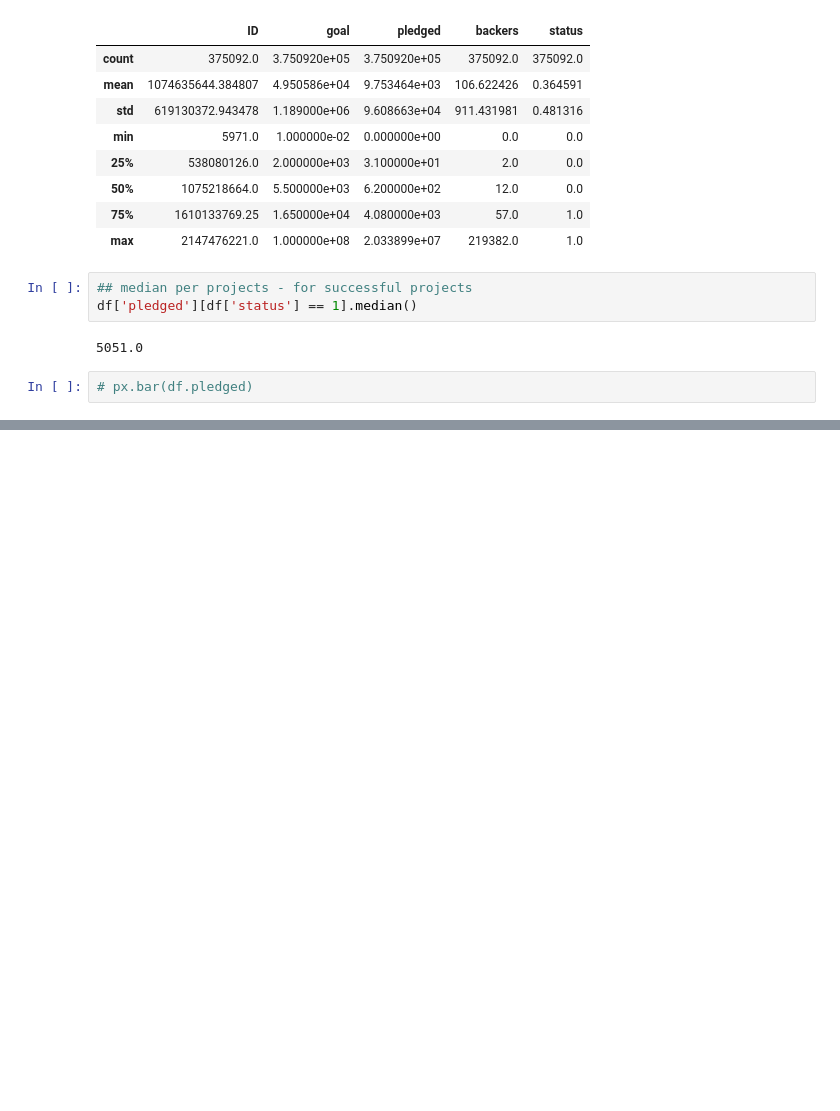
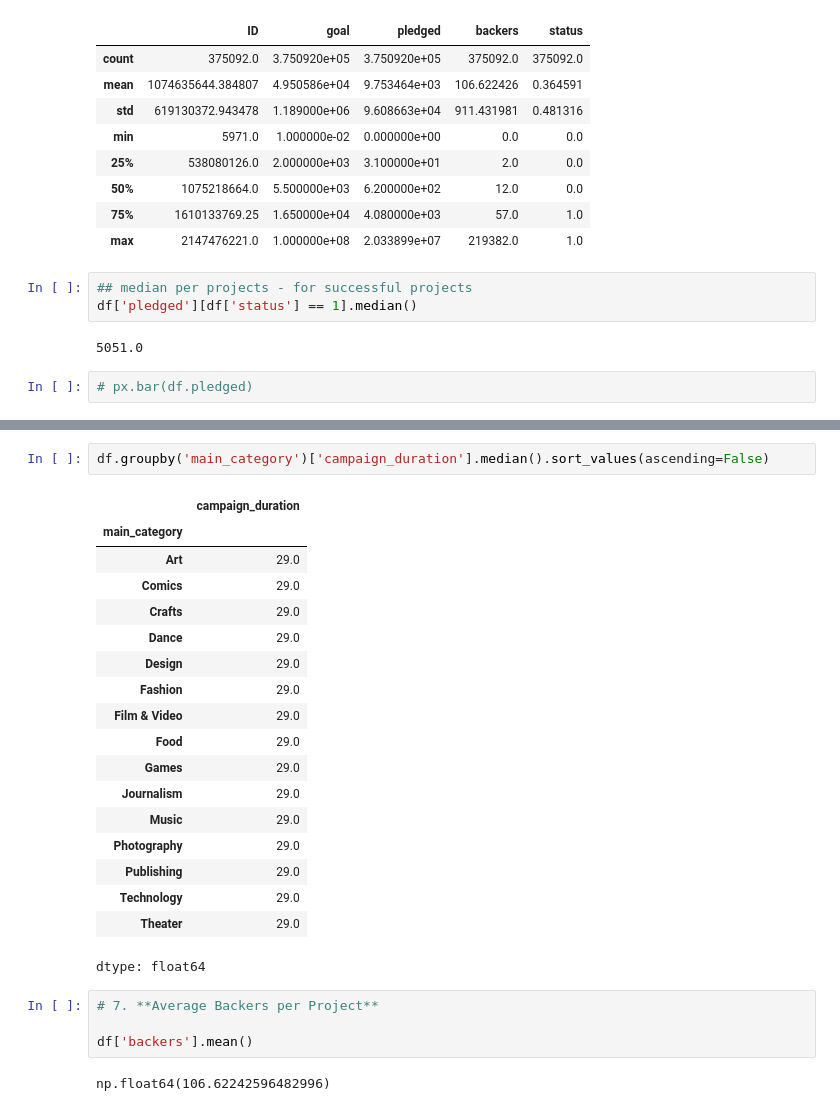
Before and after one commit to rathoddharmendra/kickstarter_projects-success-analysis, a Jupyter notebook: kickstarter_analysis_notebook.ipynb, the cells around one changed output, grey strips where cells are left out. Cells and saved outputs as stored; diff of their text form; blank space fills up the shorter version.

```diff
--- a/kickstarter_analysis_notebook.ipynb
+++ b/kickstarter_analysis_notebook.ipynb
@@ -120,0 +222,27 @@ px.bar(df.groupby('main_category')['pledged'].median().sort_values(ascending=Fal
+# %%
+df.groupby('main_category')['campaign_duration'].median().sort_values(ascending=False)
+# %% [output]
+|  | campaign_duration |
+| main_category |  |
+| Art | 29.0 |
+| Comics | 29.0 |
+| Crafts | 29.0 |
+| Dance | 29.0 |
+| Design | 29.0 |
+| Fashion | 29.0 |
+| Film & Video | 29.0 |
+| Food | 29.0 |
+| Games | 29.0 |
+| Journalism | 29.0 |
+| Music | 29.0 |
+| Photography | 29.0 |
+| Publishing | 29.0 |
+| Technology | 29.0 |
+| Theater | 29.0 |
+dtype: float64
+# %%
+# 7. **Average Backers per Project**
+
+df['backers'].mean()
+# %% [output]
+np.float64(106.62242596482996)
```
Also changed, not shown: parts of 17 cells of this notebook.
